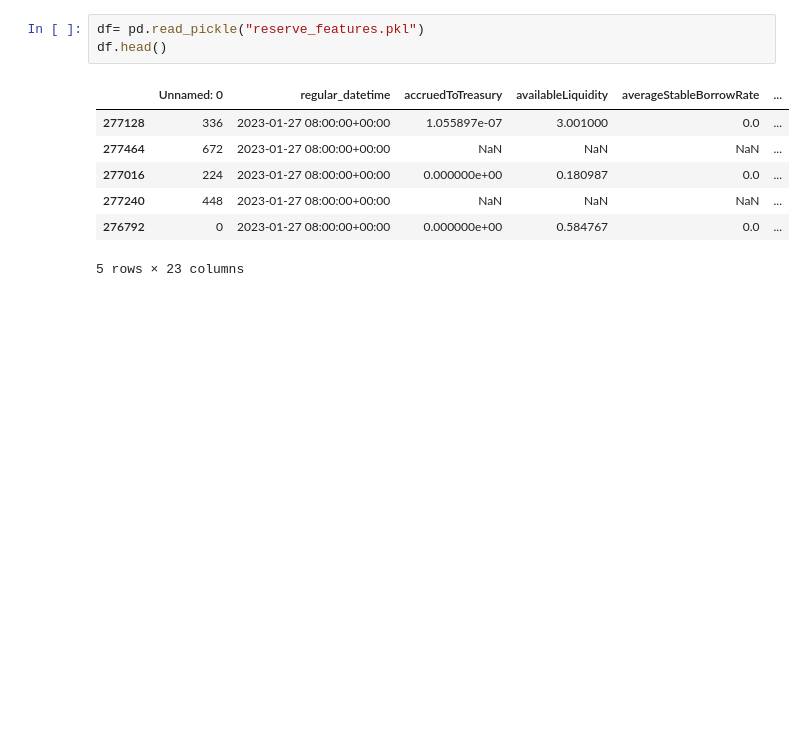
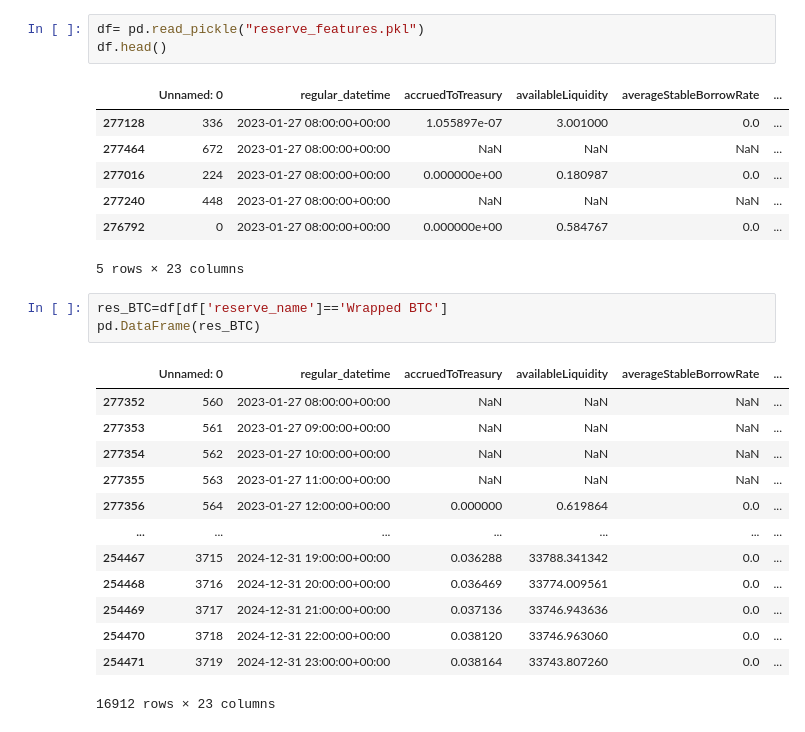
Before and after one commit to yhrd99/BITCOIN-PRICE-FORECASTING, a Jupyter notebook: Statdesc.ipynb, the cells around one changed output. Cells and saved outputs as stored; diff of their text form; blank space fills up the shorter version.

```diff
--- a/Statdesc.ipynb
+++ b/Statdesc.ipynb
@@ -61,3 +80,20 @@ df.head()
 | 277240 | 448 | 2023-01-27 08:00:00+00:00 | NaN | NaN | NaN | ... |
 | 276792 | 0 | 2023-01-27 08:00:00+00:00 | 0.000000e+00 | 0.584767 | 0.0 | ... |
 5 rows × 23 columns
+# %%
+res_BTC=df[df['reserve_name']=='Wrapped BTC']
+pd.DataFrame(res_BTC)
+# %% [output]
+|  | Unnamed: 0 | regular_datetime | accruedToTreasury | availableLiquidity | averageStableBorrowRate | ... |
+| 277352 | 560 | 2023-01-27 08:00:00+00:00 | NaN | NaN | NaN | ... |
+| 277353 | 561 | 2023-01-27 09:00:00+00:00 | NaN | NaN | NaN | ... |
+| 277354 | 562 | 2023-01-27 10:00:00+00:00 | NaN | NaN | NaN | ... |
+| 277355 | 563 | 2023-01-27 11:00:00+00:00 | NaN | NaN | NaN | ... |
+| 277356 | 564 | 2023-01-27 12:00:00+00:00 | 0.000000 | 0.619864 | 0.0 | ... |
+| ... | ... | ... | ... | ... | ... | ... |
+| 254467 | 3715 | 2024-12-31 19:00:00+00:00 | 0.036288 | 33788.341342 | 0.0 | ... |
+| 254468 | 3716 | 2024-12-31 20:00:00+00:00 | 0.036469 | 33774.009561 | 0.0 | ... |
+| 254469 | 3717 | 2024-12-31 21:00:00+00:00 | 0.037136 | 33746.943636 | 0.0 | ... |
+| 254470 | 3718 | 2024-12-31 22:00:00+00:00 | 0.038120 | 33746.963060 | 0.0 | ... |
+| 254471 | 3719 | 2024-12-31 23:00:00+00:00 | 0.038164 | 33743.807260 | 0.0 | ... |
+16912 rows × 23 columns
```
Also changed, not shown: parts of 16 cells of this notebook, 3 other files.
